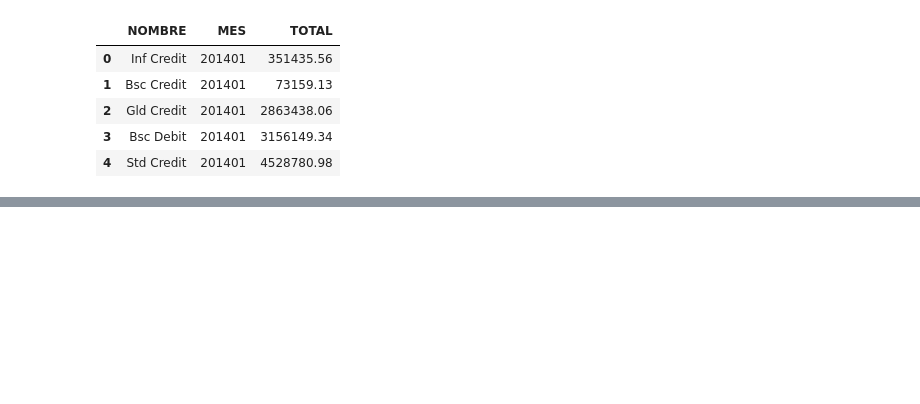
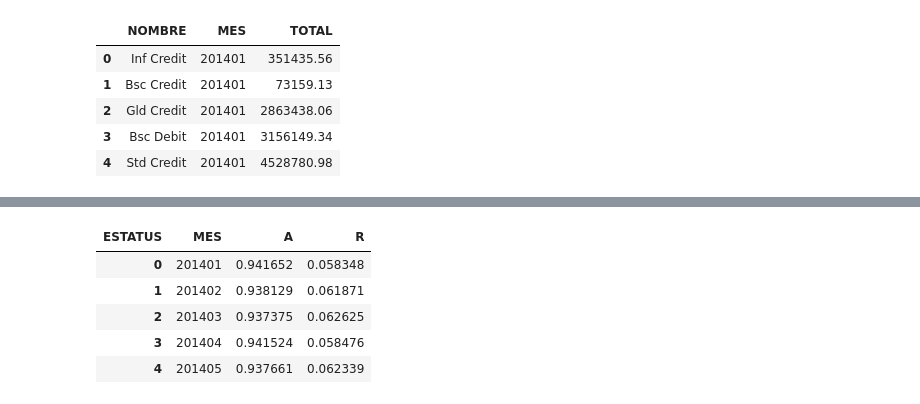
Before and after one commit to JGFuentesC/tsc_2017, a Jupyter notebook: p09_explotacion_mysql.ipynb, the cells around one changed output, grey strips where cells are left out. Cells and saved outputs as stored; diff of their text form; code cells hidden in the pictures; blank space fills up the shorter version.

```diff
--- a/p09_explotacion_mysql.ipynb
+++ b/p09_explotacion_mysql.ipynb
@@ -41,0 +99,18 @@ df.TOTAL.plot()
+# %%
+aux = df.pivot_table(aggfunc='sum',columns='ESTATUS',
+                     index='MES',values='TOTAL')
+aux['tot'] = aux[aux.columns].sum(axis=1)
+# %%
+for c in aux.columns:
+    aux[c] /= aux['tot']
+aux.drop('tot',axis=1,inplace=True)
+aux.reset_index(inplace=True)
+# %%
+aux.head()
+# %% [output]
+| ESTATUS | MES | A | R |
+| 0 | 201401 | 0.941652 | 0.058348 |
+| 1 | 201402 | 0.938129 | 0.061871 |
+| 2 | 201403 | 0.937375 | 0.062625 |
+| 3 | 201404 | 0.941524 | 0.058476 |
+| 4 | 201405 | 0.937661 | 0.062339 |
```
Also changed, not shown: parts of 12 cells of this notebook, 2 other files.
